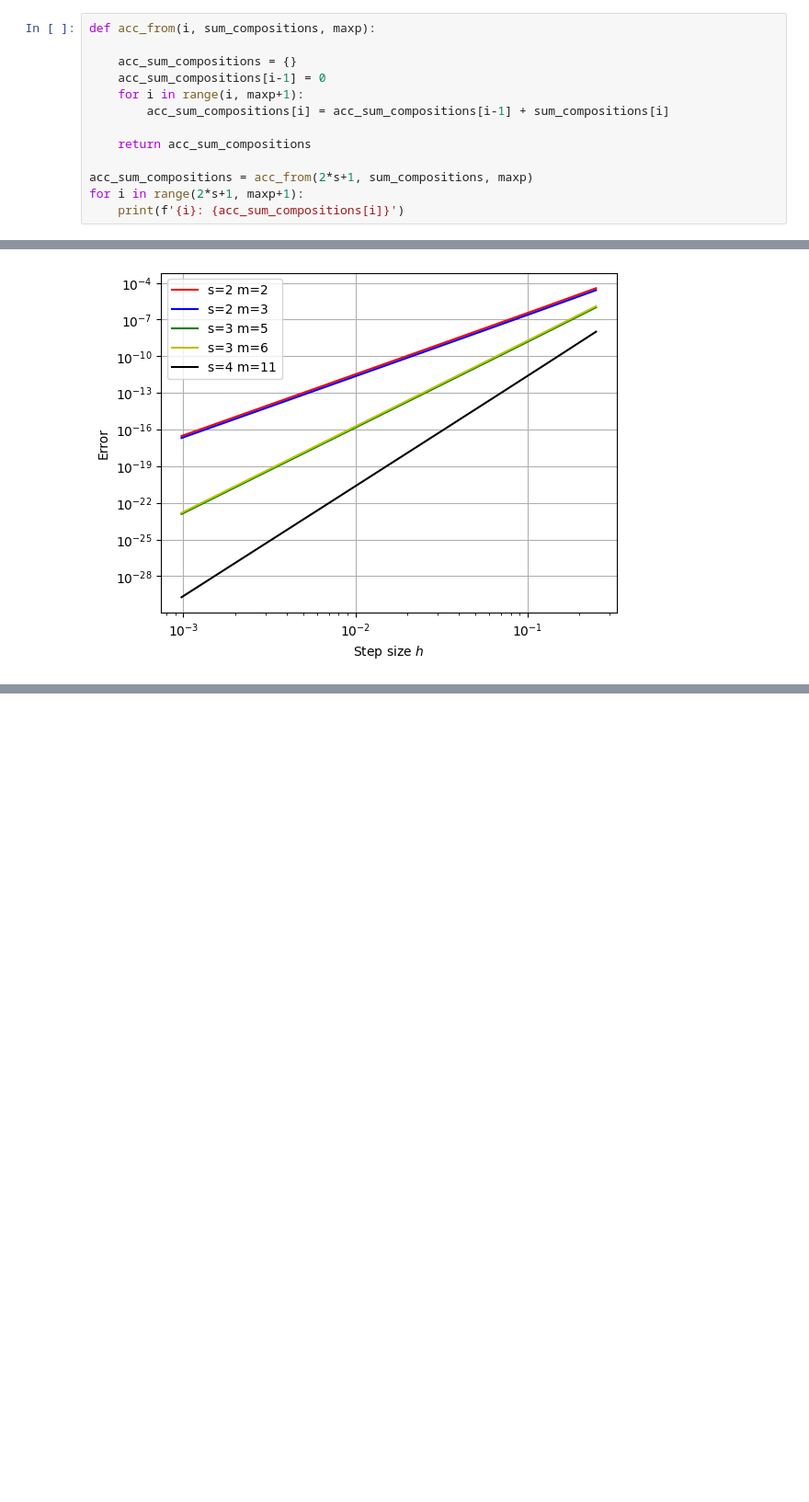
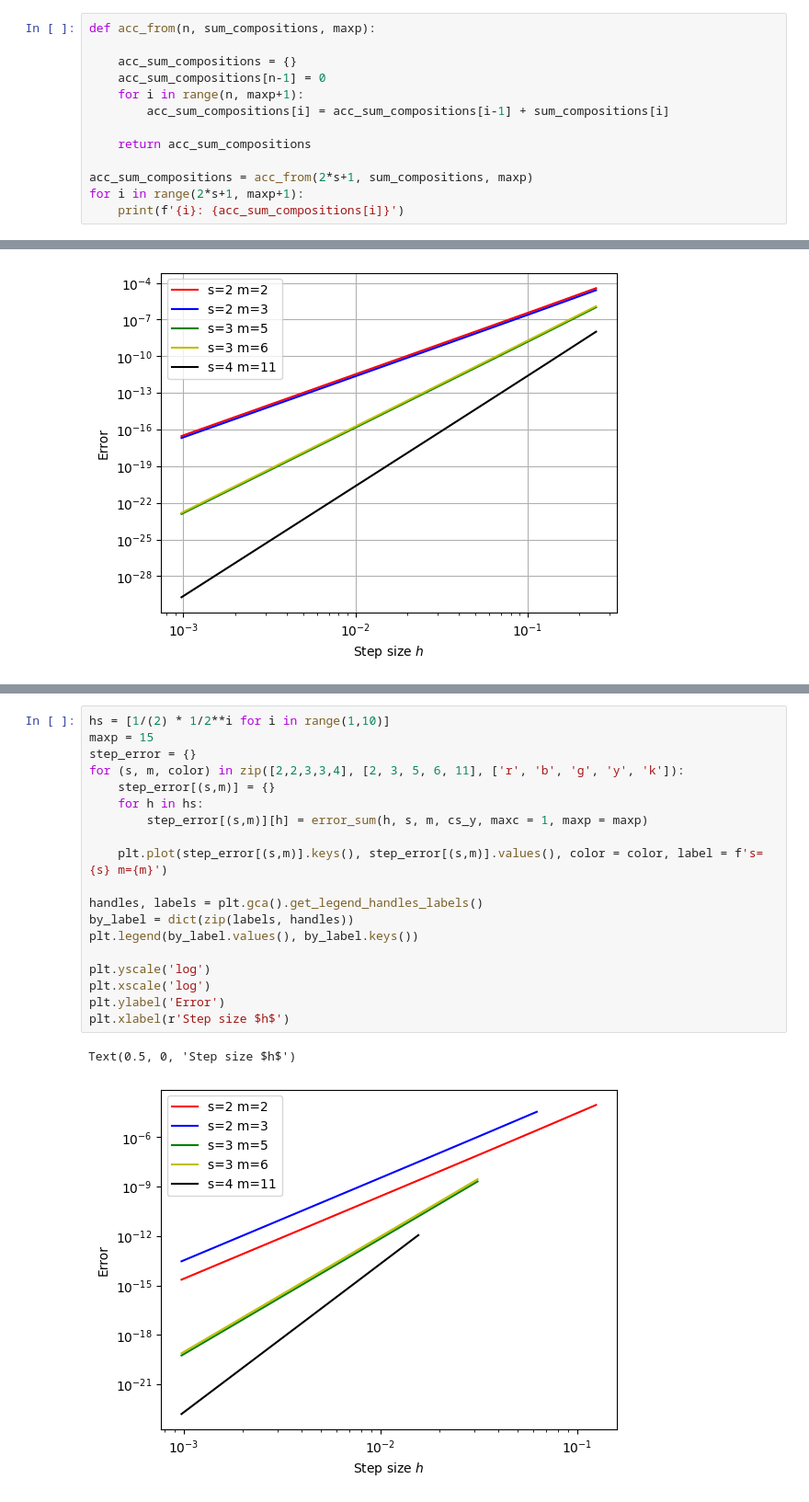
Before and after one commit to XanaduAI/CFQMagnus, a Jupyter notebook: largest_error_bounds.ipynb, the cells around one changed output, grey strips where cells are left out. Shown: that part at 92% size. Cells and saved outputs as stored; diff of their text form; blank space fills up the shorter version.

```diff
--- a/largest_error_bounds.ipynb
+++ b/largest_error_bounds.ipynb
@@ -288,11 +288,11 @@ for i in range(1, maxp+1):
 # %% [markdown]
 Accumulating the error over all orders $p>2s+1$
 # %%
-def acc_from(i, sum_compositions, maxp):
+def acc_from(n, sum_compositions, maxp):
 
     acc_sum_compositions = {}
-    acc_sum_compositions[i-1] = 0
-    for i in range(i, maxp+1):
+    acc_sum_compositions[n-1] = 0
+    for i in range(n, maxp+1):
         acc_sum_compositions[i] = acc_sum_compositions[i-1] + sum_compositions[i]
 
     return acc_sum_compositions
@@ -778,0 +811,22 @@ plt.show()
+# %%
+hs = [1/(2) * 1/2**i for i in range(1,10)]
+maxp = 15
+step_error = {}
+for (s, m, color) in zip([2,2,3,3,4], [2, 3, 5, 6, 11], ['r', 'b', 'g', 'y', 'k']):
+    step_error[(s,m)] = {}
+    for h in hs:
+        step_error[(s,m)][h] = error_sum(h, s, m, cs_y, maxc = 1, maxp = maxp)
+
+    plt.plot(step_error[(s,m)].keys(), step_error[(s,m)].values(), color = color, label = f's={s} m={m}')
+
+handles, labels = plt.gca().get_legend_handles_labels()
+by_label = dict(zip(labels, handles))
+plt.legend(by_label.values(), by_label.keys())
+
+plt.yscale('log')
+plt.xscale('log')
+plt.ylabel('Error')
+plt.xlabel(r'Step size $h$')
+# %% [output]
+Text(0.5, 0, 'Step size $h$')
+[figure, added]
```
Also changed, not shown: parts of 3 cells of this notebook.
